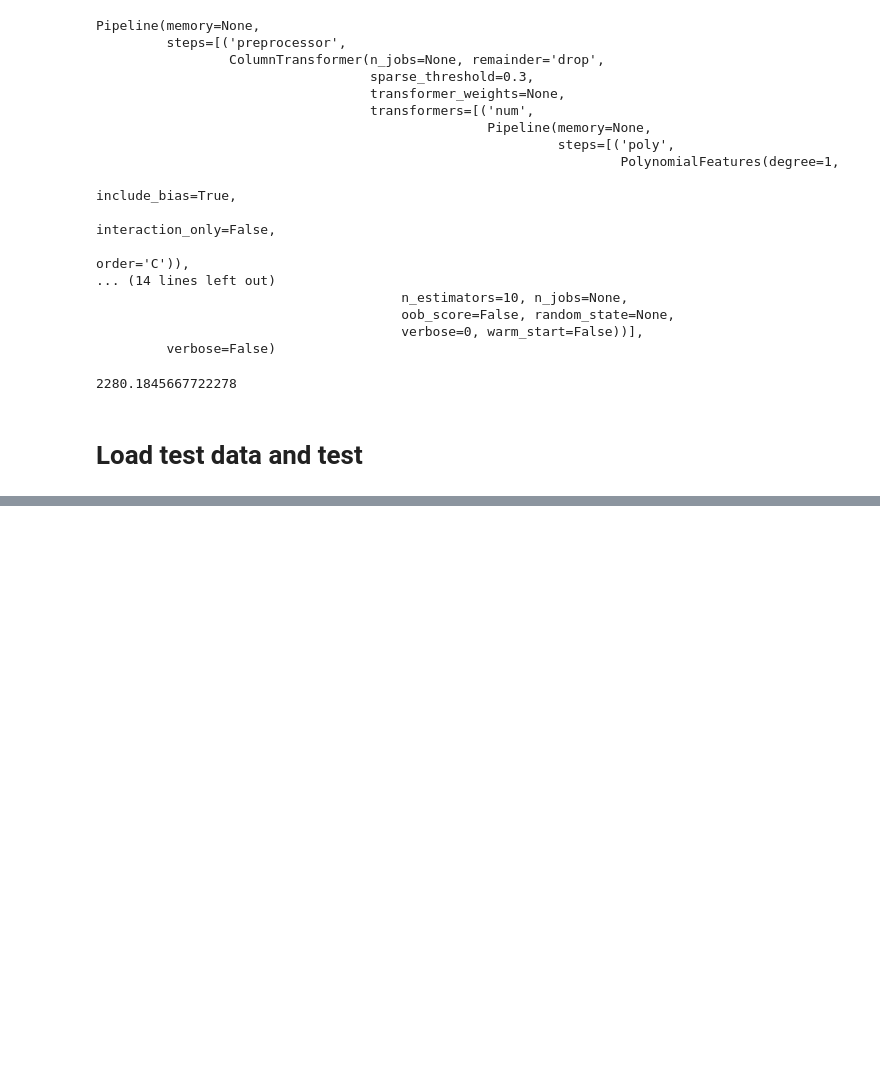
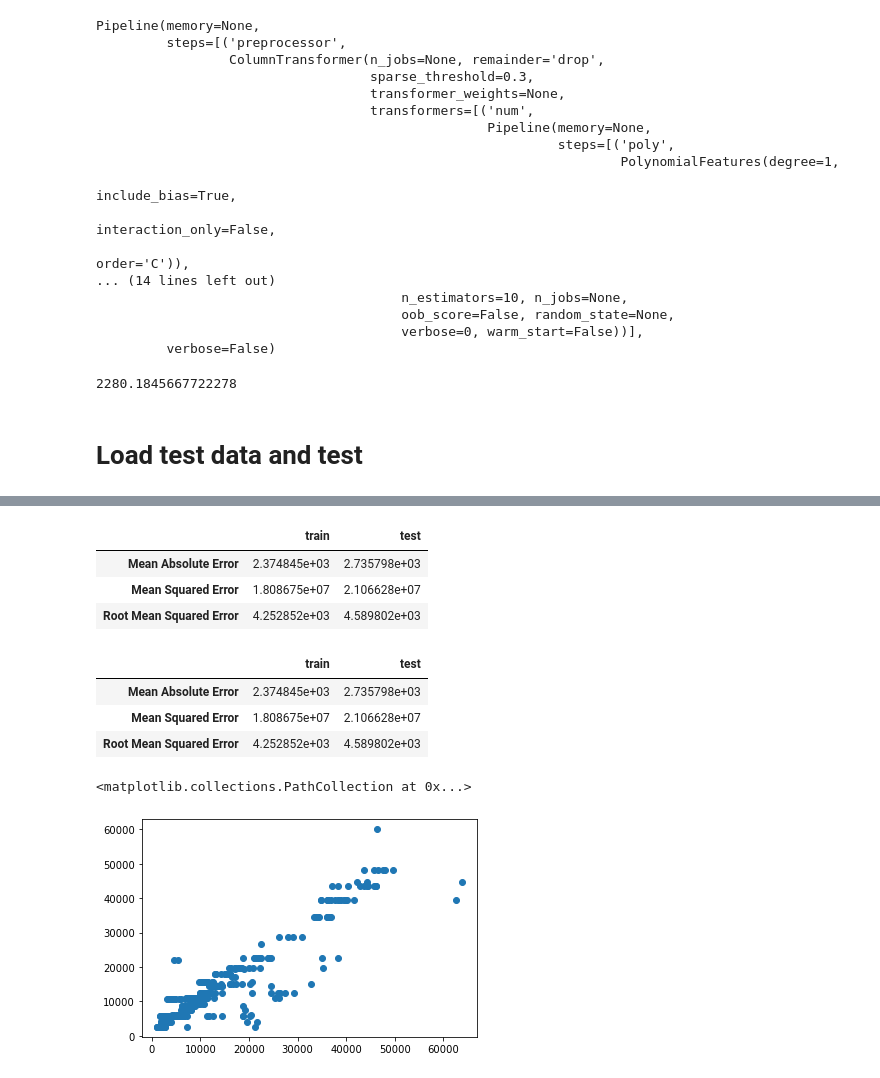
Before and after one commit to sirine-chahma/DSCI_522_group_401, a Jupyter notebook: notebooks/medical_cost_prediction.ipynb, the cells around one changed output, grey strips where cells are left out. Drawn from its saved outputs; the diff is of its cells as text; code cells hidden in the pictures; blank space fills up the shorter version.

```diff
--- a/notebooks/medical_cost_prediction.ipynb
+++ b/notebooks/medical_cost_prediction.ipynb
@@ -275,0 +244,6 @@ mean_absolute_error(y_test, model.predict(X_test))
+# %%
+grid = grid_search
+y_predicted_training = grid.predict(X)
+mean_absolute_error_trn = mean_absolute_error(y, y_predicted_training)
+mean_squared_error_trn = mean_squared_error(y, y_predicted_training)
+root_mean_squared_error_trn = np.sqrt(mean_squared_error(y, y_predicted_training))
@@ -275,0 +258,9 @@ mean_absolute_error(y_test, model.predict(X_test))
+# %%
+df = pd.DataFrame(final_results)
+df.index = ["Mean Absolute Error", "Mean Squared Error", "Root Mean Squared Error"]
+df
+# %% [output]
+|  | train | test |
+| Mean Absolute Error | 2.374845e+03 | 2.735798e+03 |
+| Mean Squared Error | 1.808675e+07 | 2.106628e+07 |
+| Root Mean Squared Error | 4.252852e+03 | 4.589802e+03 |
@@ -275,0 +274,21 @@ mean_absolute_error(y_test, model.predict(X_test))
+# %%
+train_errors = get_error(grid, X, y)
+test_errors = get_error(grid, X_test, y_test)
+
+final_results = {"train" : train_errors,
+                "test" : test_errors}
+results_df = pd.DataFrame(final_results)
+results_df.index = ["Mean Absolute Error", "Mean Squared Error", "Root Mean Squared Error"]
+results_df
+# %% [output]
+|  | train | test |
+| Mean Absolute Error | 2.374845e+03 | 2.735798e+03 |
+| Mean Squared Error | 1.808675e+07 | 2.106628e+07 |
+| Root Mean Squared Error | 4.252852e+03 | 4.589802e+03 |
+# %%
+y_train_predicted = grid.predict(X)
+y_test_predicted = grid.predict(X_test)
+plt.scatter(y_test, y_test_predicted)
+# %% [output]
+<matplotlib.collections.PathCollection at 0x...>
+[figure, added]
```
Also changed, not shown: parts of 14 cells of this notebook, 1 other file.
